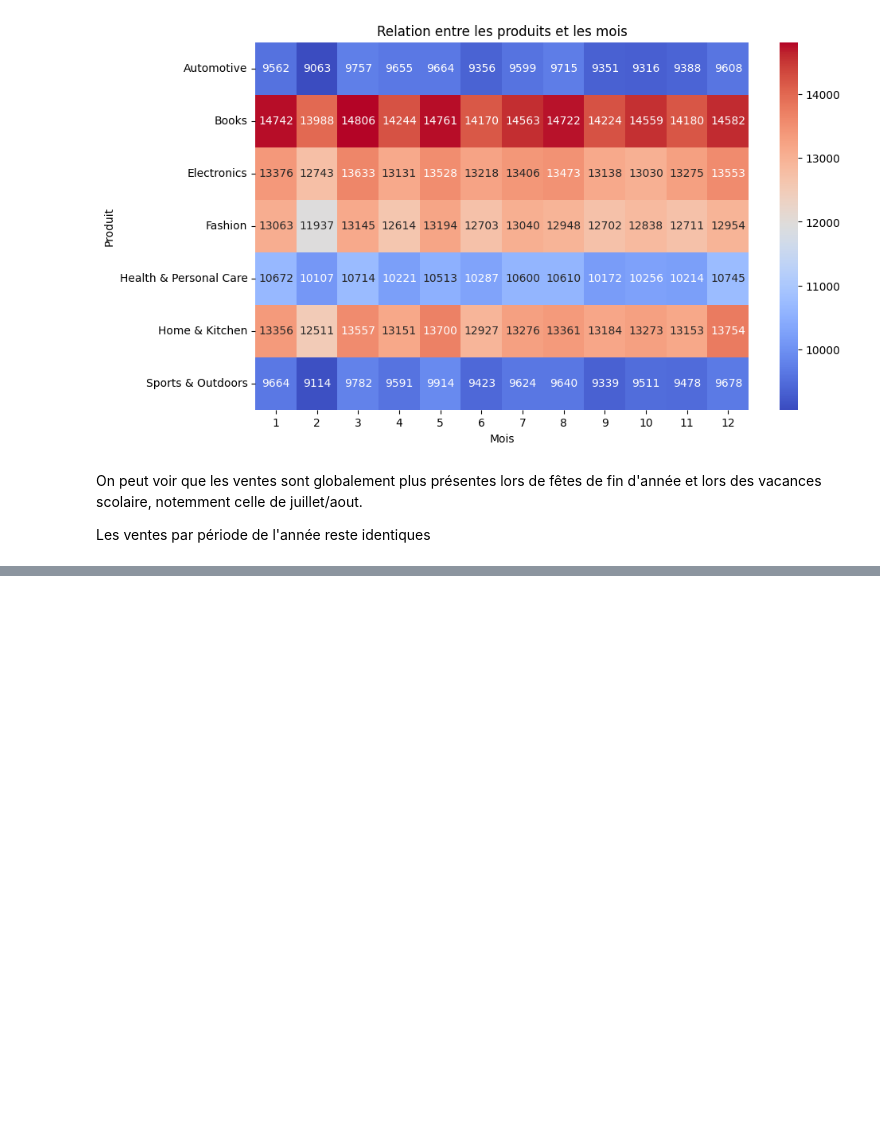
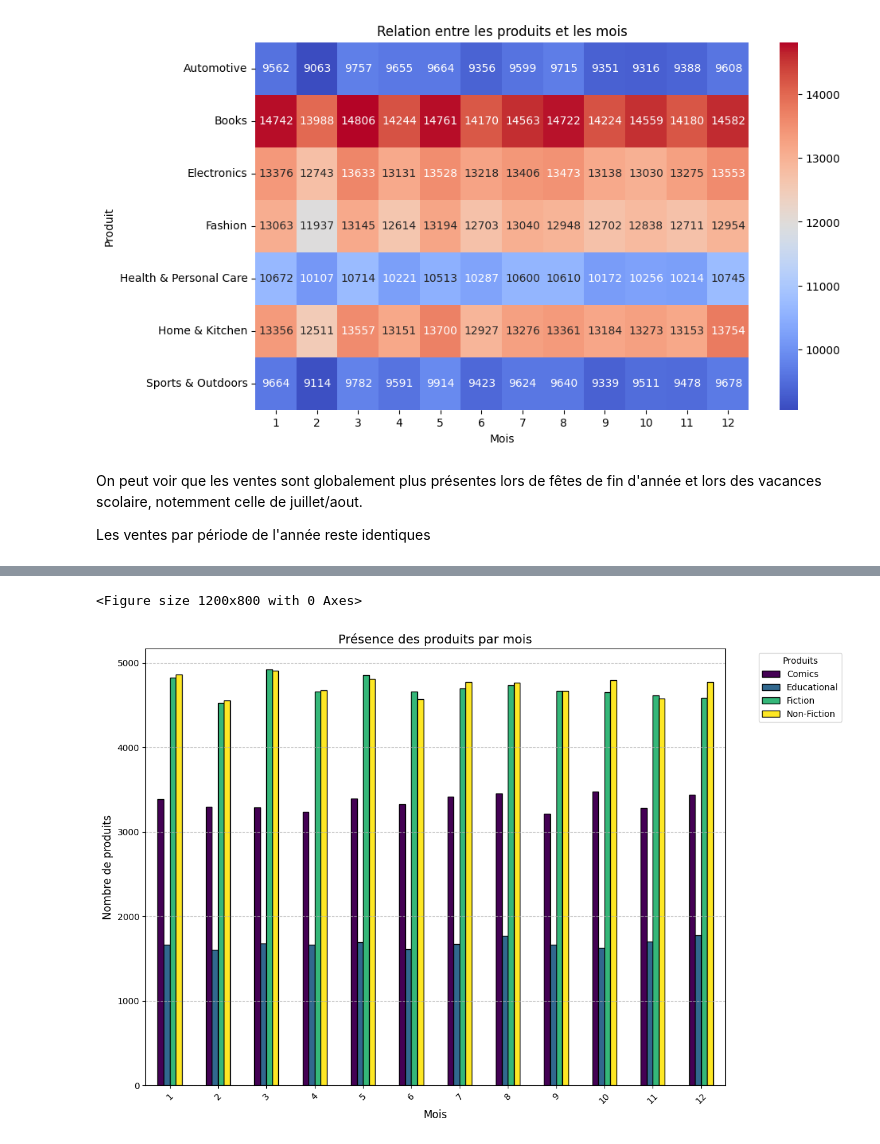
Before and after one commit to Zar-meyo/big-data-pipeline-Le-groupe, a Jupyter notebook: exploratory-data-analysis/eda.ipynb, the cells around one changed output, grey strips where cells are left out. Cells and saved outputs as stored; diff of their text form; code cells hidden in the pictures; blank space fills up the shorter version.

```diff
--- a/exploratory-data-analysis/eda.ipynb
+++ b/exploratory-data-analysis/eda.ipynb
@@ -257,0 +271,20 @@ Les ventes par période de l'année reste identiques
+# %%
+sportdf = SDdf[SDdf["Clean_cat"] == "Books"]
+
+
+product_month_counts = sportdf.groupby(['month', 'Clean_product']).size().unstack(fill_value=0)
+
+# Plotting
+plt.figure(figsize=(12, 8))
+product_month_counts.plot(kind='bar', stacked=False, colormap='viridis', figsize=(12, 8), edgecolor='black')
+plt.title('Présence des produits par mois', fontsize=14)
+plt.xlabel('Mois', fontsize=12)
+plt.ylabel('Nombre de produits', fontsize=12)
+plt.xticks(rotation=45)
+plt.legend(title='Produits', bbox_to_anchor=(1.05, 1), loc='upper left')
+plt.grid(axis='y', linestyle='--', alpha=0.7)
+plt.tight_layout()
+plt.show()
+# %% [output]
+<Figure size 1200x800 with 0 Axes>
+[figure, added]
```
Also changed, not shown: parts of 3 cells of this notebook.
